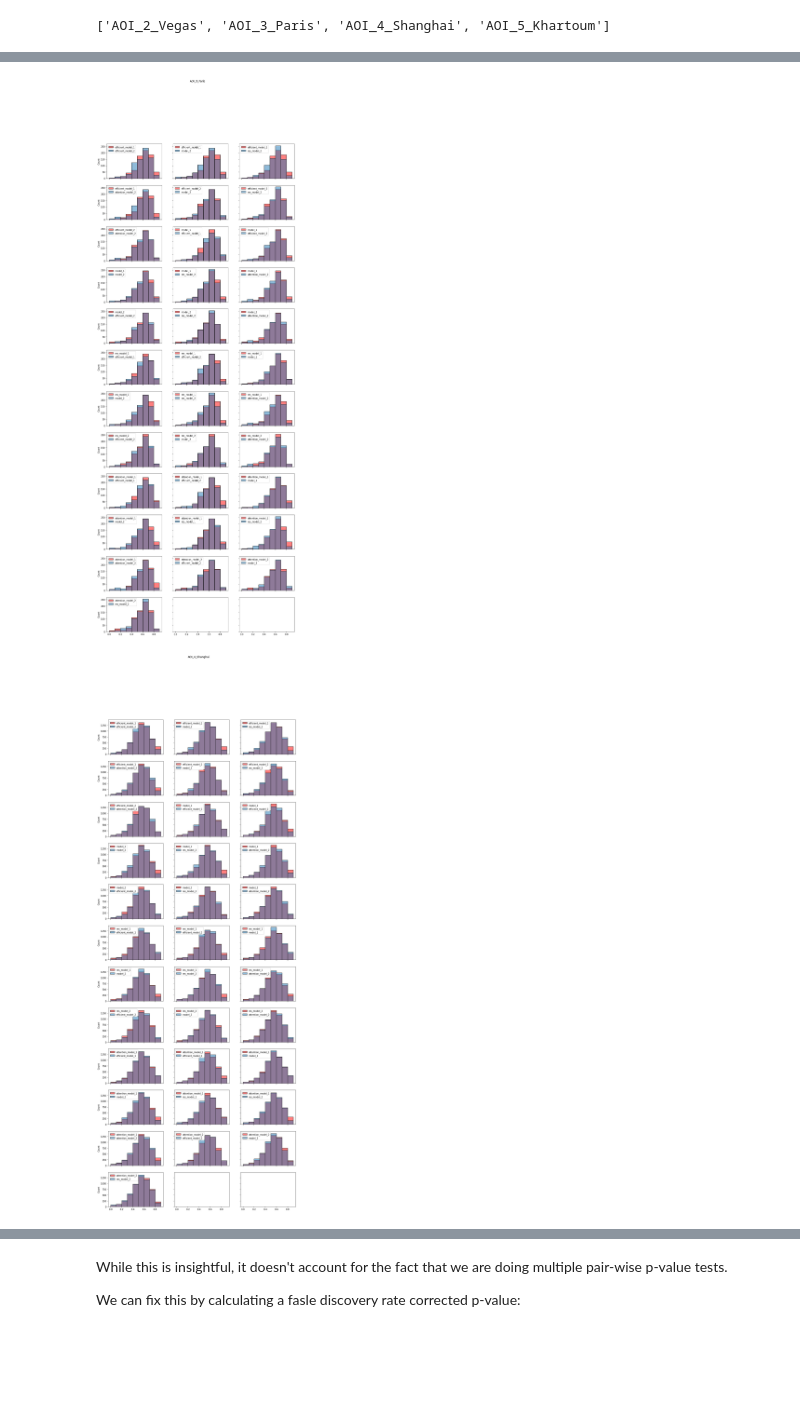
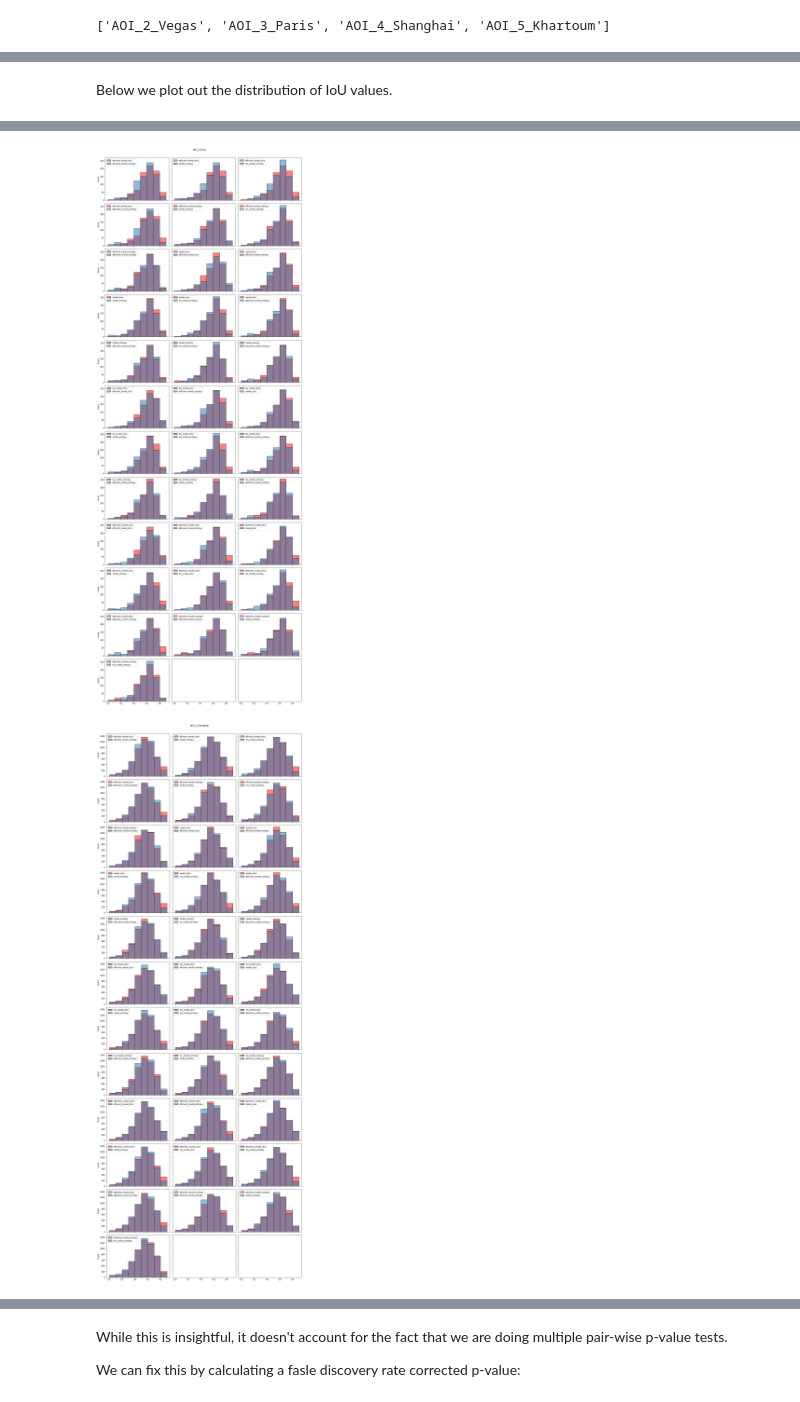
Before and after one commit to Luke-Pratley/building_road_segmentation, a Jupyter notebook: notebooks/iou_metric_comparison.ipynb, the cells around one changed output, grey strips where cells are left out. Drawn from its saved outputs; the diff is of its cells as text; code cells hidden in the pictures; blank space fills up the shorter version.

```diff
--- a/notebooks/iou_metric_comparison.ipynb
+++ b/notebooks/iou_metric_comparison.ipynb
@@ -57,10 +72,12 @@ print(len(pairs))
+# %% [markdown]
+Below we plot out the distribution of IoU values.
 # %%
 p_values_dict = {}
 for area in areas_of_interest:
     p_values_dict[area] = pd.DataFrame(index=models, columns=models)
     fig, axs = plt.subplots(nrows=12,ncols=3,sharex=True, sharey=True, figsize=(3 * 5, 8 * 5))
     axs = np.ravel(axs)
-    fig.suptitle(area)
+    fig.suptitle(area, y = 1.005)
     count = 0
     for m1, m2 in pairs:
         if m1 != m2:
@@ -72,4 +89,6 @@ for area in areas_of_interest:
             p_values_dict[area].loc[m1, m2] = p_val
             #print(f'[{area}] The for {m1} > {m2} p-value is {p_val: 0.5f}')
             count += 1
+    fig.tight_layout()
+    plt.show()
 # %% [output]
@@ -77,2 +96,2 @@ for area in areas_of_interest:
-[figure, old version]
+[figure, new version]
-[figure, old version]
+[figure, new version]
```
Also changed, not shown: parts of 17 cells of this notebook, 2 other files.
